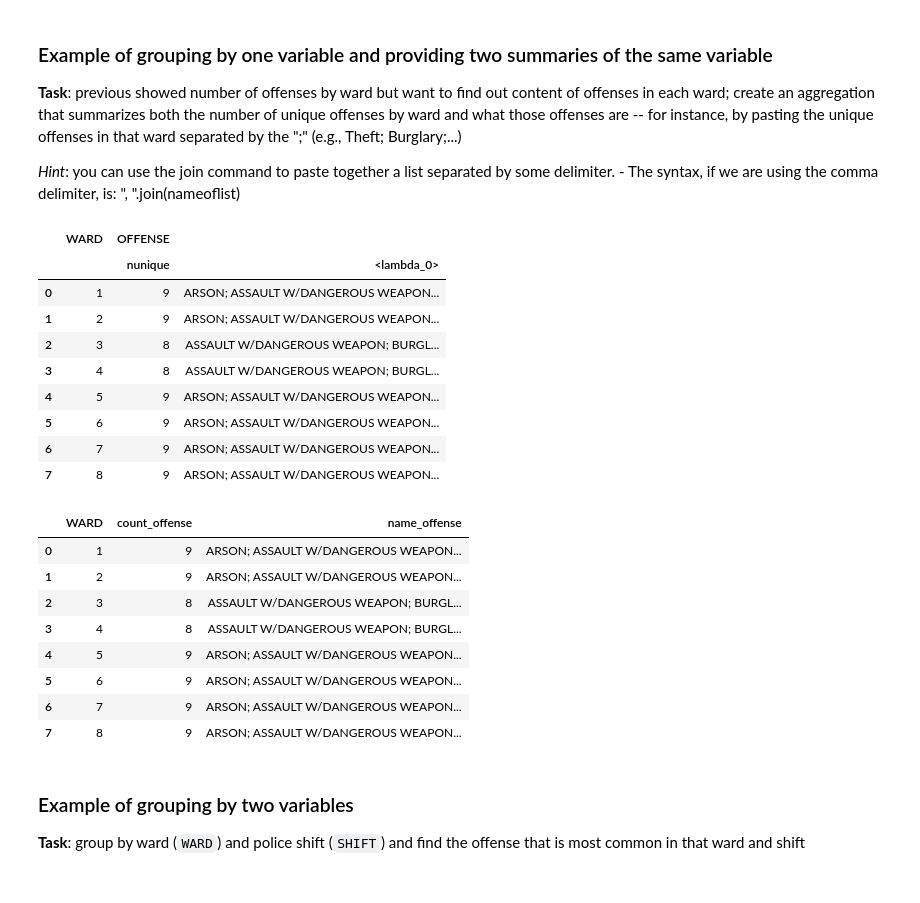
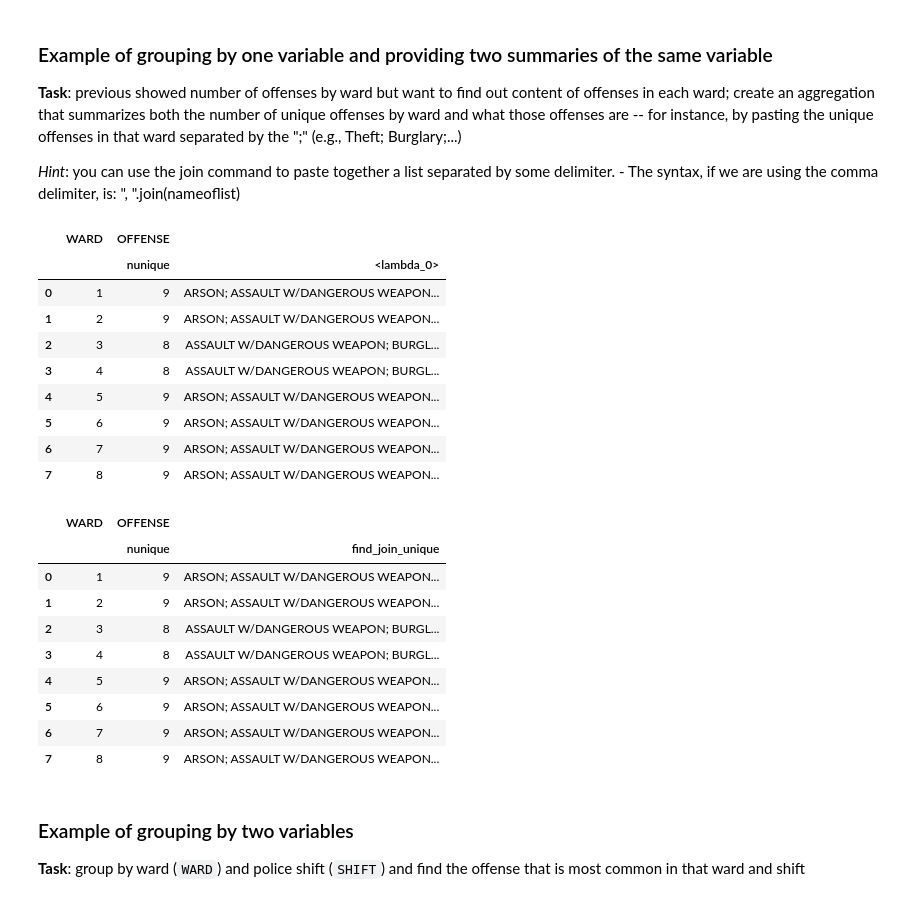
Before and after one commit to rebeccajohnson88/qss20_slides_activities, a Jupyter notebook: activities/w22_activities/solutions/00_pandas_datacleaning_solutions.ipynb, the cells around one changed output. Cells and saved outputs as stored; diff of their text form; code cells hidden in the pictures.

```diff
--- a/activities/w22_activities/solutions/00_pandas_datacleaning_solutions.ipynb
+++ b/activities/w22_activities/solutions/00_pandas_datacleaning_solutions.ipynb
@@ -86,46 +102,40 @@ unique_off_byward_v2
 # %%
 ## one way to solve -- write out the whole function inside the agg and use default varnames
 unique_off_valuecount_byward = dc_crim_2020.groupby('WARD').agg({'OFFENSE': ['nunique',
-                                            lambda x: "; ".join(sorted(x.unique()))]}).reset_index()
+                                            lambda x: "; ".join(sorted(x.unique())
+                                                               )]}).reset_index()
 
 unique_off_valuecount_byward
+
 
 
 ## a second way to solve --- write the function outside of the agg and then feed that function
 ## to the agg (still uses lambda)
 def find_join_unique(x):
 
     sorted_un = sorted(x.unique())
     joined_un = "; ".join(sorted_un)
     return(joined_un)
 
 unique_off_valuecount_byward_v2 = dc_crim_2020.groupby('WARD').agg({'OFFENSE': ['nunique',
                                             lambda x: find_join_unique(x)]}).reset_index()
 
 
-## a third way to solve --- give more informative column names by using a diff structure
-## inside agg
-unique_off_valuecount_byward_bettername = dc_crim_2020.groupby("WARD").agg(
-                                                            count_offense =
-                                                            ('OFFENSE', lambda x:
-                                                             len(x.unique())),
-                                                            name_offense =
-                                                            ('OFFENSE', lambda x:
-                                                             find_join_unique(x))).reset_index()
-
-unique_off_valuecount_byward_bettername
+dc_crim_2020.groupby('WARD').agg({'OFFENSE': ['nunique',
+                                            find_join_unique]}).reset_index()
 # %% [output]
 |  | WARD | OFFENSE |  |
 |  |  | nunique | <lambda_0> |
 | 0 | 1 | 9 | ARSON; ASSAULT W/DANGEROUS WEAPON... |
 | 1 | 2 | 9 | ARSON; ASSAULT W/DANGEROUS WEAPON... |
 | 2 | 3 | 8 | ASSAULT W/DANGEROUS WEAPON; BURGL... |
 | 3 | 4 | 8 | ASSAULT W/DANGEROUS WEAPON; BURGL... |
 | 4 | 5 | 9 | ARSON; ASSAULT W/DANGEROUS WEAPON... |
 | 5 | 6 | 9 | ARSON; ASSAULT W/DANGEROUS WEAPON... |
 | 6 | 7 | 9 | ARSON; ASSAULT W/DANGEROUS WEAPON... |
 | 7 | 8 | 9 | ARSON; ASSAULT W/DANGEROUS WEAPON... |
-|  | WARD | count_offense | name_offense |
+|  | WARD | OFFENSE |  |
+|  |  | nunique | find_join_unique |
 | 0 | 1 | 9 | ARSON; ASSAULT W/DANGEROUS WEAPON... |
 | 1 | 2 | 9 | ARSON; ASSAULT W/DANGEROUS WEAPON... |
 | 2 | 3 | 8 | ASSAULT W/DANGEROUS WEAPON; BURGL... |
```
Also changed, not shown: parts of 7 cells of this notebook, 1 other file.
